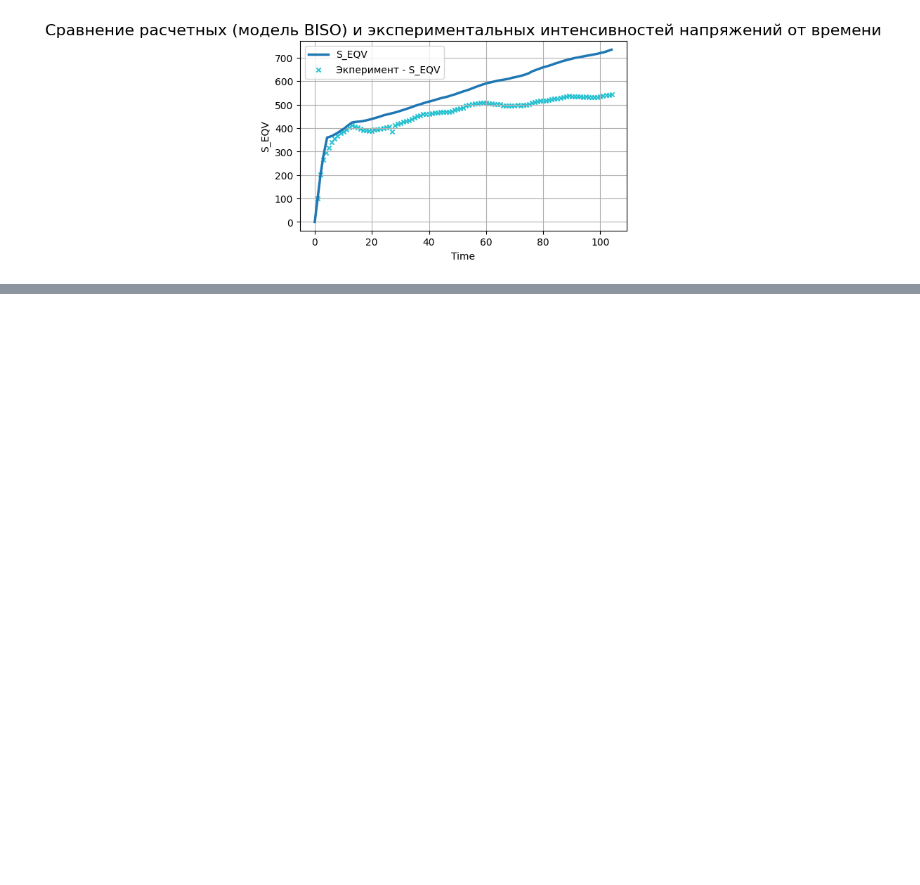
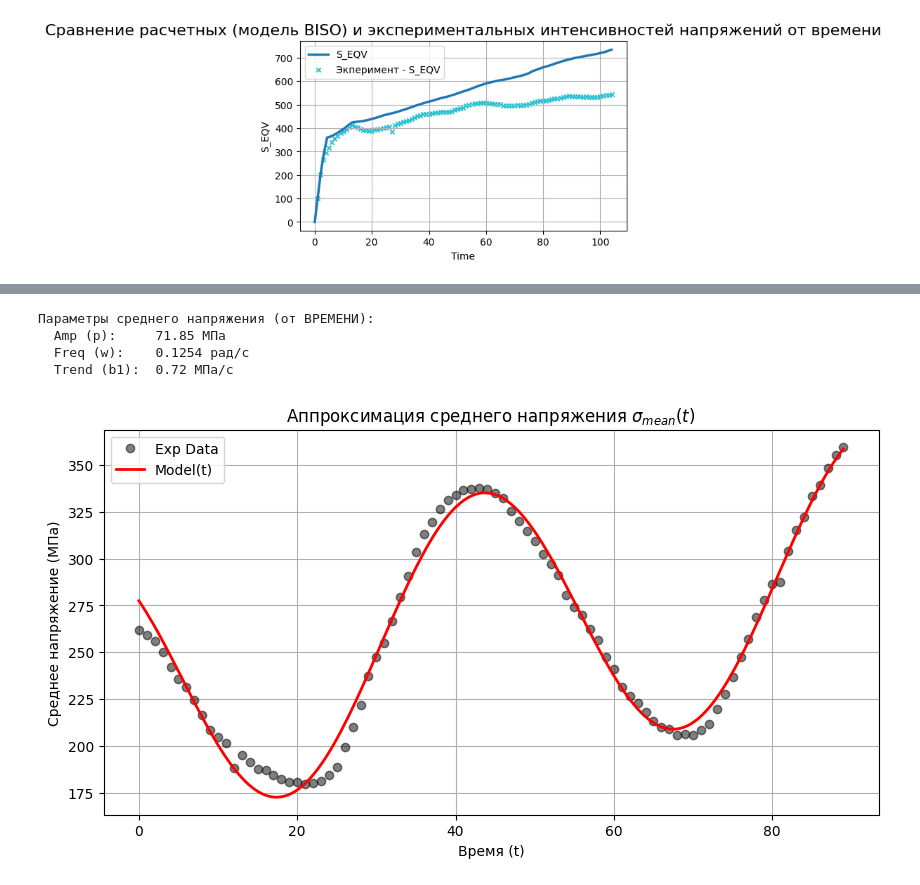
Before and after one commit to ArtemDos/complex_deformations, a Jupyter notebook: P29/experimental_vint/biso.ipynb, the cells around one changed output, grey strips where cells are left out. Saved outputs shown, nothing was run; the diff lists cells and outputs as text; code cells hidden in the pictures; blank space fills up the shorter version.

Commit message:
add experimental biso

```diff
--- a/P29/experimental_vint/biso.ipynb
+++ b/P29/experimental_vint/biso.ipynb
@@ -226,0 +54,44 @@ plt.show()
+# %%
+split_time_exp = 14.0
+df_exp_stage2 = real_experiment[real_experiment['Time'] > split_time_exp].copy()
+df_exp_stage2.reset_index(drop=True, inplace=True)
+df_exp_stage2['Time_Local'] = df_exp_stage2['Time'] - df_exp_stage2['Time'].iloc[0]
+df_exp_stage2['Sigma_Mean'] = (df_exp_stage2['S_ZZ'] + df_exp_stage2['S_TT']) / 3.0
+# %%
+from core.derivatives.stress_approximation import VolumetricModel
+import matplotlib.pyplot as plt
+import numpy as np
+
+
+t_vals = df_exp_stage2['Time_Local'].values
+sig_vals = df_exp_stage2['Sigma_Mean'].values
+
+vol_model_t = VolumetricModel()
+
+total_time = t_vals.max()
+w_guess = (2.0 * 2 * np.pi) / total_time
+params_t = vol_model_t.fit(t_vals, sig_vals, guess_w=w_guess)
+
+p_t, w_t, phi_t, b1_t, b2_t = params_t
+
+print("Параметры среднего напряжения (от ВРЕМЕНИ):")
+print(f"  Amp (p):     {p_t:.2f} МПа")
+print(f"  Freq (w):    {w_t:.4f} рад/с")
+print(f"  Trend (b1):  {b1_t:.2f} МПа/с")
+
+plt.figure(figsize=(10, 5))
+plt.plot(t_vals, sig_vals, 'ko', alpha=0.5, label='Exp Data')
+t_grid = np.linspace(0, total_time, 200)
+plt.plot(t_grid, vol_model_t.predict(t_grid), 'r-', lw=2, label='Model(t)')
+plt.title('Аппроксимация среднего напряжения $\sigma_{mean}(t)$')
+plt.xlabel('Время (t)')
+plt.ylabel('Среднее напряжение (МПа)')
+plt.grid(True)
+plt.legend()
+plt.show()
+# %% [output]
+Параметры среднего напряжения (от ВРЕМЕНИ):
+  Amp (p):     71.85 МПа
+  Freq (w):    0.1254 рад/с
+  Trend (b1):  0.72 МПа/с
+[figure, added]
```
Also changed, not shown: parts of 4 cells of this notebook.
